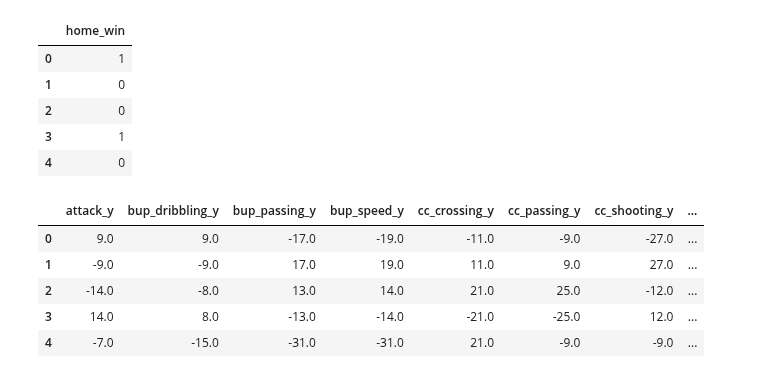
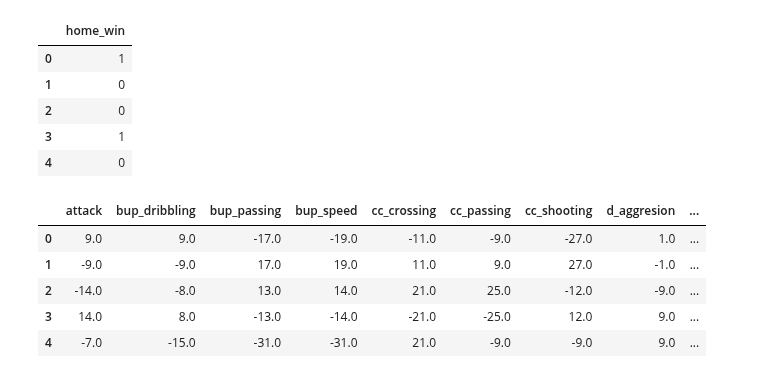
Before and after one commit to AC209aWC2018/World-Cup-2018, a Jupyter notebook: team-ratings-cleaning.ipynb, the cells around one changed output. Cells and saved outputs as stored; diff of their text form; code cells hidden in the pictures.

```diff
--- a/team-ratings-cleaning.ipynb
+++ b/team-ratings-cleaning.ipynb
@@ -234,5 +336,5 @@ Cannot Find IR Iran
 # %%
-ratings_wc.replace('Iran', 'IR Iran', inplace=True)
+results_wc.replace('IR Iran', 'Iran', inplace=True)
 # %%
 tournament_round = results_wc.Group
 results_wc = results_wc.loc[:,['Team', 'Opponent', 'WDL']]
@@ -262,11 +418,11 @@ assert results_ratings_wc2.shape[0] == results_wc.shape[0]
 # %%
 # drop useless columns
-results_ratings_wc2.drop(['Team', 'Opponent', 'team_x', 'team_y', 'date_y', 'date_x'],
-                         axis=1, inplace=True)
+results_ratings_wc3 = results_ratings_wc2.drop(['Team', 'Opponent', 'team_x', 'team_y', 'date_y', 'date_x'],
+                         axis=1)
 
 # reorder columns
-results_ratings_wc2.sort_index(axis=1, inplace=True)
-results_ratings_wc2.head()
+results_ratings_wc3.sort_index(axis=1, inplace=True)
+results_ratings_wc3.head()
 # %% [output]
 |  | attack_x | attack_y | bup_dribbling_x | bup_dribbling_y | bup_passing_x | bup_passing_y | bup_speed_x | ... |
 | 0 | 80.0 | 71.0 | 77.0 | 68.0 | 49.0 | 66.0 | 50.0 | ... |
@@ -286,20 +442,22 @@ ratings_base_wc.head()
 | 3 | 1 |
 | 4 | 0 |
 # %%
-diff_ratings_wc = results_ratings_wc2.drop('home_win', axis=1)
+diff_ratings_wc = results_ratings_wc3.drop('home_win', axis=1)
 diff_ratings_wc = diff_ratings_wc.diff(axis=1)
 ncol_wc = diff_ratings_wc.shape[1]
 
 # we only want every alternate column
 diff_ratings_wc = diff_ratings_wc.iloc[:,list(np.arange(1,ncol_wc, 2))]
 
 # we want our statistics to be from perspective of home teams
 diff_ratings_wc = diff_ratings_wc*-1
+diff_ratings_wc.columns = [column[:-2] for column in diff_ratings_wc.columns]
+
 diff_ratings_wc.head()
 # %% [output]
-|  | attack_y | bup_dribbling_y | bup_passing_y | bup_speed_y | cc_crossing_y | cc_passing_y | cc_shooting_y | ... |
-| 0 | 9.0 | 9.0 | -17.0 | -19.0 | -11.0 | -9.0 | -27.0 | ... |
-| 1 | -9.0 | -9.0 | 17.0 | 19.0 | 11.0 | 9.0 | 27.0 | ... |
-| 2 | -14.0 | -8.0 | 13.0 | 14.0 | 21.0 | 25.0 | -12.0 | ... |
-| 3 | 14.0 | 8.0 | -13.0 | -14.0 | -21.0 | -25.0 | 12.0 | ... |
-| 4 | -7.0 | -15.0 | -31.0 | -31.0 | 21.0 | -9.0 | -9.0 | ... |
+|  | attack | bup_dribbling | bup_passing | bup_speed | cc_crossing | cc_passing | cc_shooting | d_aggresion | ... |
+| 0 | 9.0 | 9.0 | -17.0 | -19.0 | -11.0 | -9.0 | -27.0 | 1.0 | ... |
+| 1 | -9.0 | -9.0 | 17.0 | 19.0 | 11.0 | 9.0 | 27.0 | -1.0 | ... |
+| 2 | -14.0 | -8.0 | 13.0 | 14.0 | 21.0 | 25.0 | -12.0 | -9.0 | ... |
+| 3 | 14.0 | 8.0 | -13.0 | -14.0 | -21.0 | -25.0 | 12.0 | 9.0 | ... |
+| 4 | -7.0 | -15.0 | -31.0 | -31.0 | 21.0 | -9.0 | -9.0 | 9.0 | ... |
```
Also changed, not shown: parts of 32 cells of this notebook, 3 other files.
